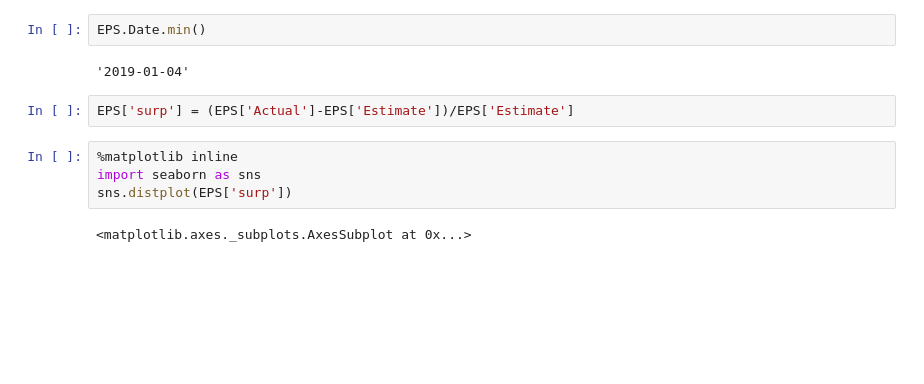
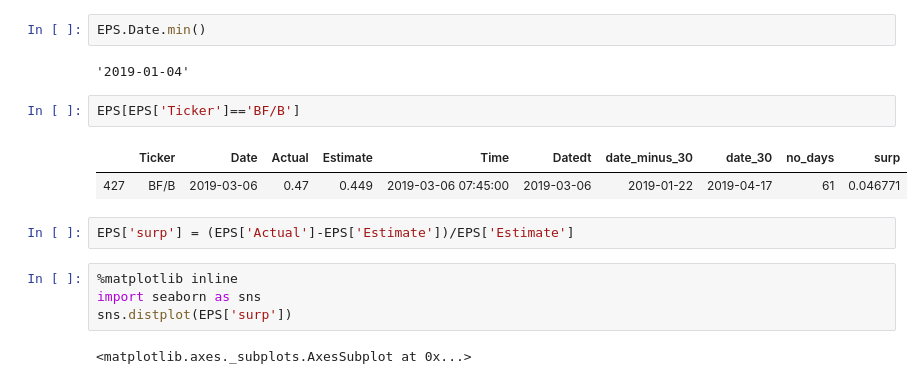
Before and after one commit to wl1830/SPY_equityResearch, a Jupyter notebook: SPY_EquityResearch/find trading date.ipynb, the cells around one changed output. Saved outputs shown, nothing was run; the diff lists cells and outputs as text; blank space fills up the shorter version.

```diff
--- a/SPY_EquityResearch/find trading date.ipynb
+++ b/SPY_EquityResearch/find trading date.ipynb
@@ -176,6 +225,11 @@ EPS[['Ticker', 'Actual', 'Estimate', 'Time','Date','date_minus_30', 'date_30']]
 EPS.Date.min()
 # %% [output]
 '2019-01-04'
+# %%
+EPS[EPS['Ticker']=='BF/B']
+# %% [output]
+|  | Ticker | Date | Actual | Estimate | Time | Datedt | date_minus_30 | date_30 | no_days | surp |
+| 427 | BF/B | 2019-03-06 | 0.47 | 0.449 | 2019-03-06 07:45:00 | 2019-03-06 | 2019-01-22 | 2019-04-17 | 61 | 0.046771 |
 # %%
 EPS['surp'] = (EPS['Actual']-EPS['Estimate'])/EPS['Estimate']
 # %%
```
Also changed, not shown: parts of 9 cells of this notebook, 10 other files.
